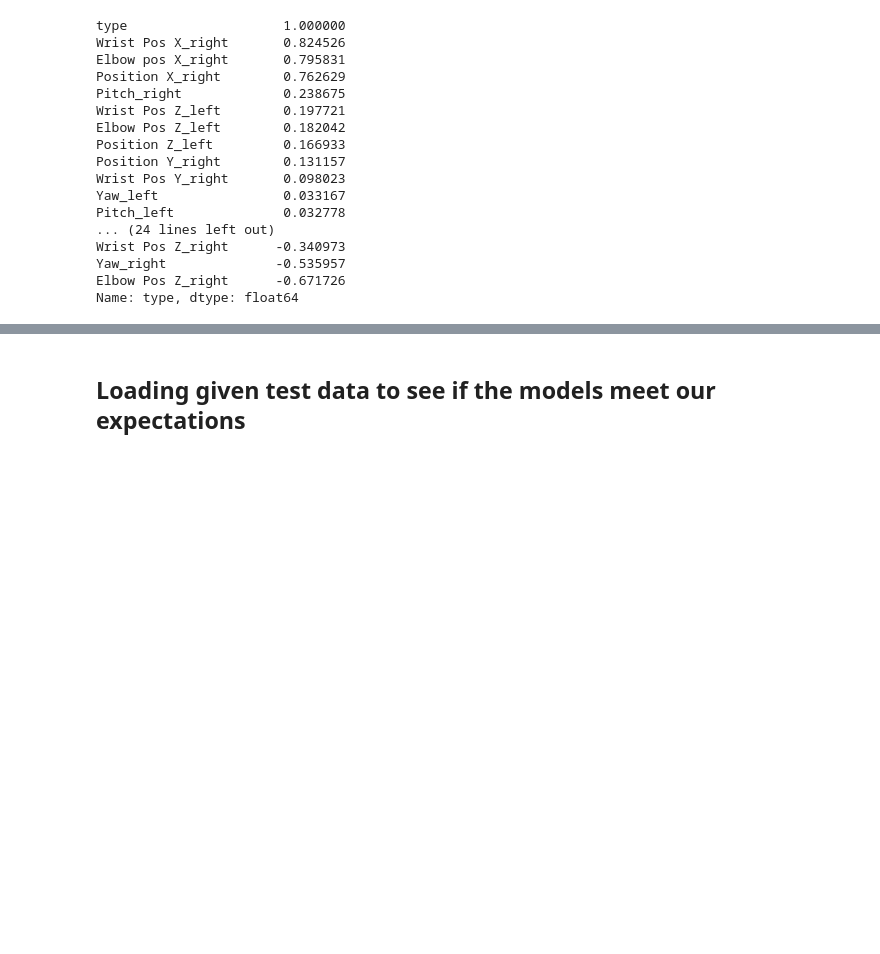
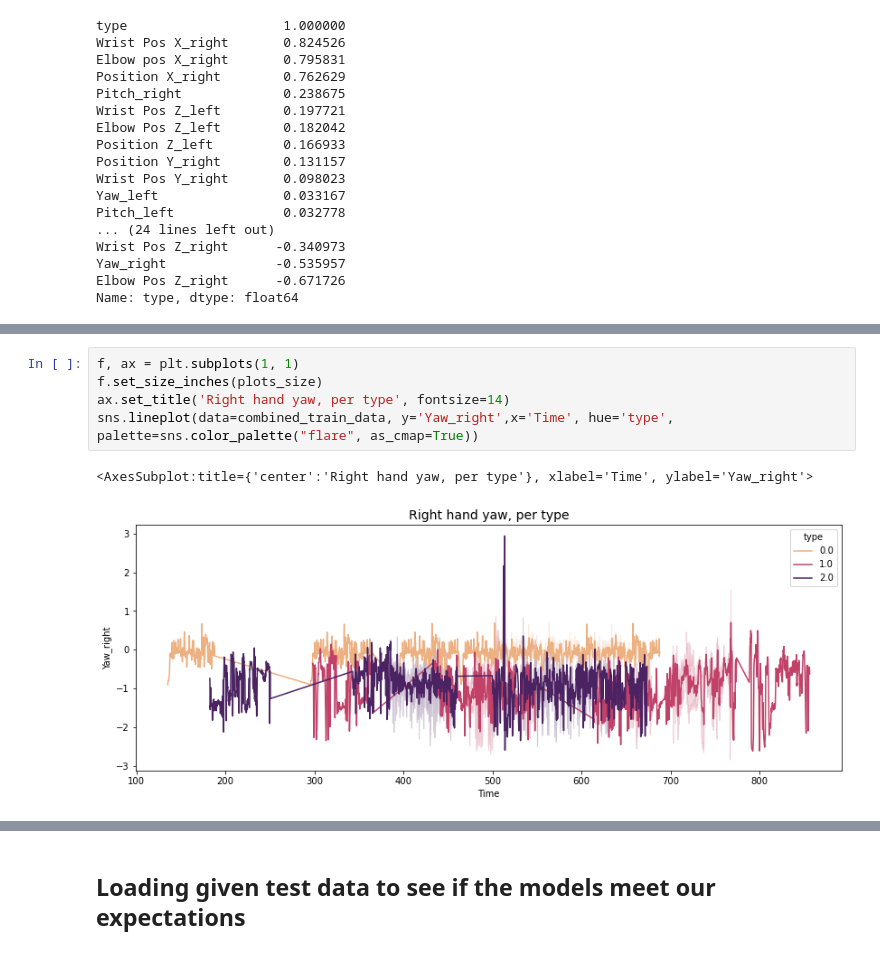
Before and after one commit to EitanKats/data-science-sem-b, a Jupyter notebook: HandsSync.ipynb, the cells around one changed output, grey strips where cells are left out. Cells and saved outputs as stored; diff of their text form; blank space fills up the shorter version.

```diff
--- a/HandsSync.ipynb
+++ b/HandsSync.ipynb
@@ -336,0 +345,8 @@ sns.lineplot(data=combined_train_data, y='Elbow pos X_right',x='Time', hue='type
+# %%
+f, ax = plt.subplots(1, 1)
+f.set_size_inches(plots_size)
+ax.set_title('Right hand yaw, per type', fontsize=14)
+sns.lineplot(data=combined_train_data, y='Yaw_right',x='Time', hue='type', palette=sns.color_palette("flare", as_cmap=True))
+# %% [output]
+<AxesSubplot:title={'center':'Right hand yaw, per type'}, xlabel='Time', ylabel='Yaw_right'>
+[figure, added]
```
Also changed, not shown: parts of 16 cells of this notebook.
